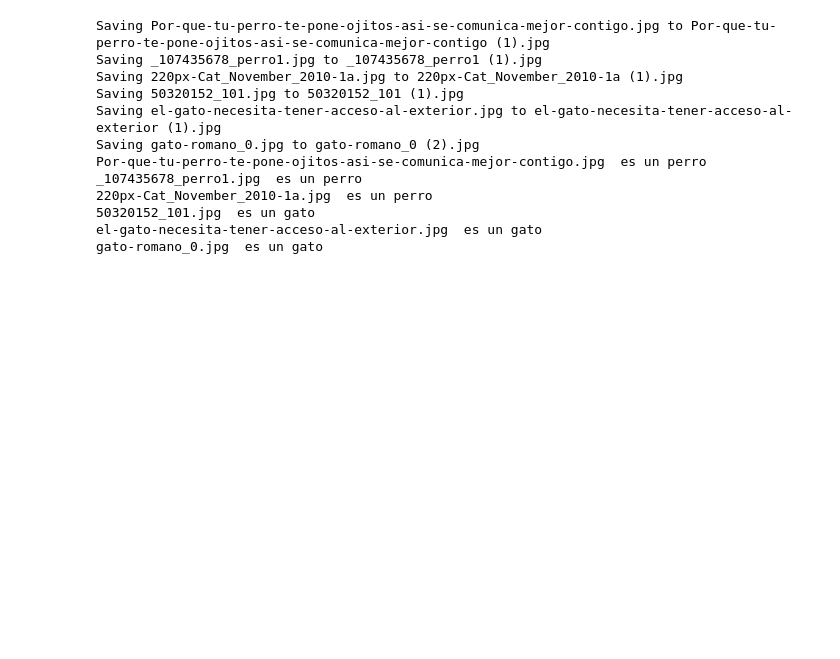
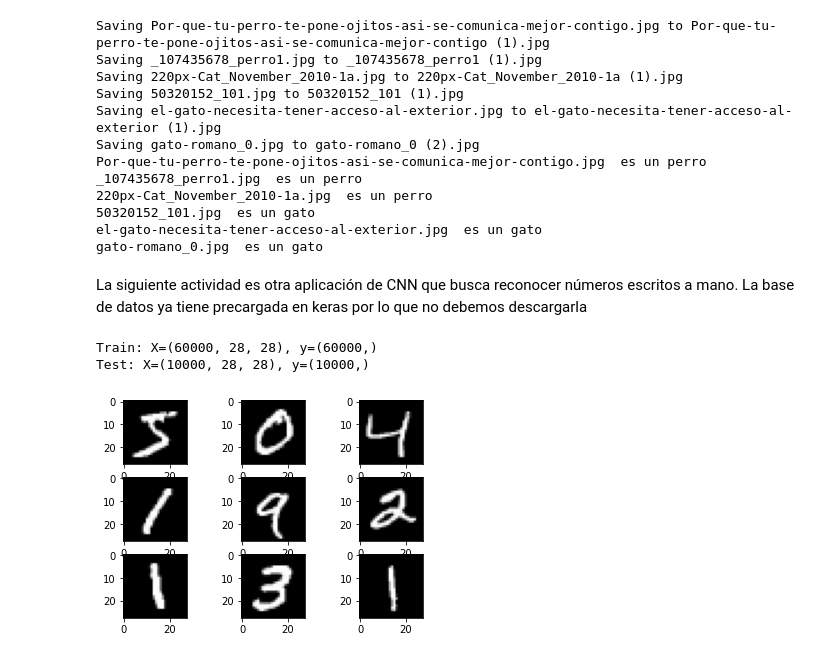
Before and after one commit to jaguzman/FundamentosEnHerramientasDeTransformacionDigital, a Jupyter notebook: Unidad 3 - Aprendizaje de máquinas/5_Aprendizaje Profundo/CNN.ipynb, the cells around one changed output. Saved outputs shown, nothing was run; the diff lists cells and outputs as text; code cells hidden in the pictures; blank space fills up the shorter version.

```diff
--- a/Unidad 3 - Aprendizaje de máquinas/5_Aprendizaje Profundo/CNN.ipynb
+++ b/Unidad 3 - Aprendizaje de máquinas/5_Aprendizaje Profundo/CNN.ipynb
@@ -275,3 +275,26 @@ _107435678_perro1.jpg  es un perro
 50320152_101.jpg  es un gato
 el-gato-necesita-tener-acceso-al-exterior.jpg  es un gato
 gato-romano_0.jpg  es un gato
+# %% [markdown]
+La siguiente actividad es otra aplicación de CNN que busca reconocer números escritos a mano. La base de datos ya tiene precargada en keras por lo que no debemos descargarla
+# %%
+from keras.datasets import mnist
+
+(X_train, y_train), (X_test, y_test) = mnist.load_data()
+print('Train: X=%s, y=%s' % (X_train.shape, y_train.shape))
+print('Test: X=%s, y=%s' % (X_test.shape, y_test.shape))
+# %% [output]
+Train: X=(60000, 28, 28), y=(60000,)
+Test: X=(10000, 28, 28), y=(10000,)
+# %%
+import matplotlib.pyplot as plt
+
+for i in range(9):
+	# define subplot
+	plt.subplot(330 + 1 + i)
+	# plot raw pixel data
+	plt.imshow(X_train[i], cmap=plt.get_cmap('gray'))
+# show the figure
+plt.show()
+# %% [output]
+[figure, added]
```
Also changed, not shown: parts of 6 cells of this notebook.
